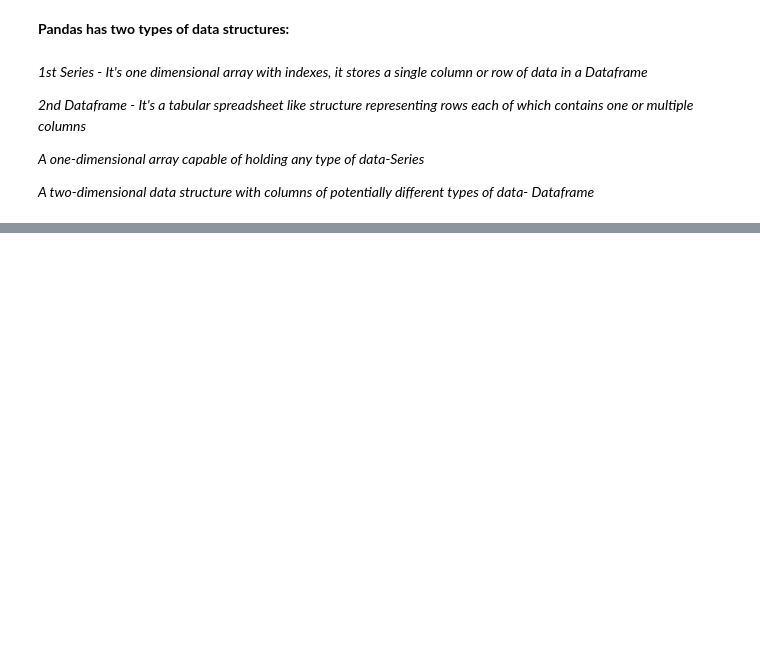
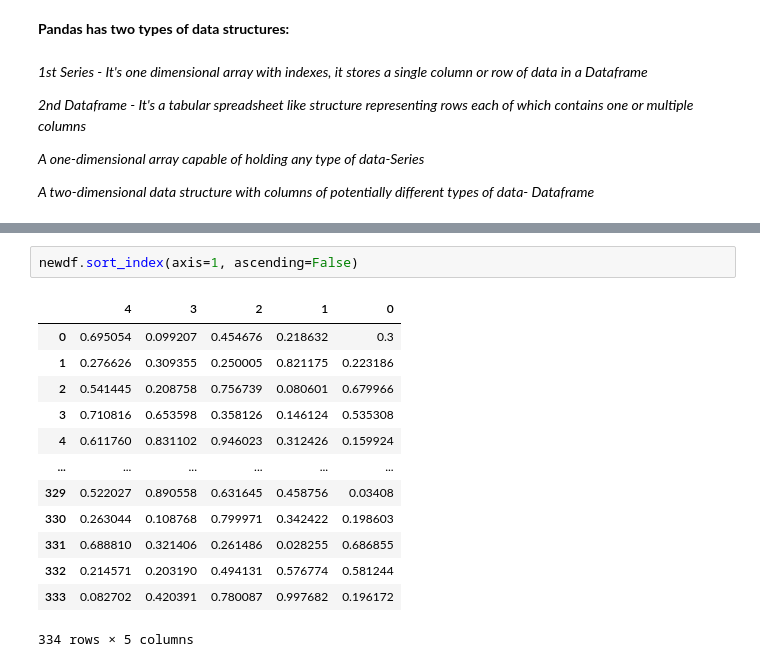
Before and after one commit to sara-javed/Pandas-tutorial, a Jupyter notebook: main.ipynb, the cells around one changed output, grey strips where cells are left out. Drawn from its saved outputs; the diff is of its cells as text; blank space fills up the shorter version.

```diff
--- a/main.ipynb
+++ b/main.ipynb
@@ -76,0 +207,16 @@ sarah
+# %%
+newdf.sort_index(axis=1, ascending=False)
+# %% [output]
+|  | 4 | 3 | 2 | 1 | 0 |
+| 0 | 0.695054 | 0.099207 | 0.454676 | 0.218632 | 0.3 |
+| 1 | 0.276626 | 0.309355 | 0.250005 | 0.821175 | 0.223186 |
+| 2 | 0.541445 | 0.208758 | 0.756739 | 0.080601 | 0.679966 |
+| 3 | 0.710816 | 0.653598 | 0.358126 | 0.146124 | 0.535308 |
+| 4 | 0.611760 | 0.831102 | 0.946023 | 0.312426 | 0.159924 |
+| ... | ... | ... | ... | ... | ... |
+| 329 | 0.522027 | 0.890558 | 0.631645 | 0.458756 | 0.03408 |
+| 330 | 0.263044 | 0.108768 | 0.799971 | 0.342422 | 0.198603 |
+| 331 | 0.688810 | 0.321406 | 0.261486 | 0.028255 | 0.686855 |
+| 332 | 0.214571 | 0.203190 | 0.494131 | 0.576774 | 0.581244 |
+| 333 | 0.082702 | 0.420391 | 0.780087 | 0.997682 | 0.196172 |
+334 rows × 5 columns
```
Also changed, not shown: parts of 55 cells of this notebook.
